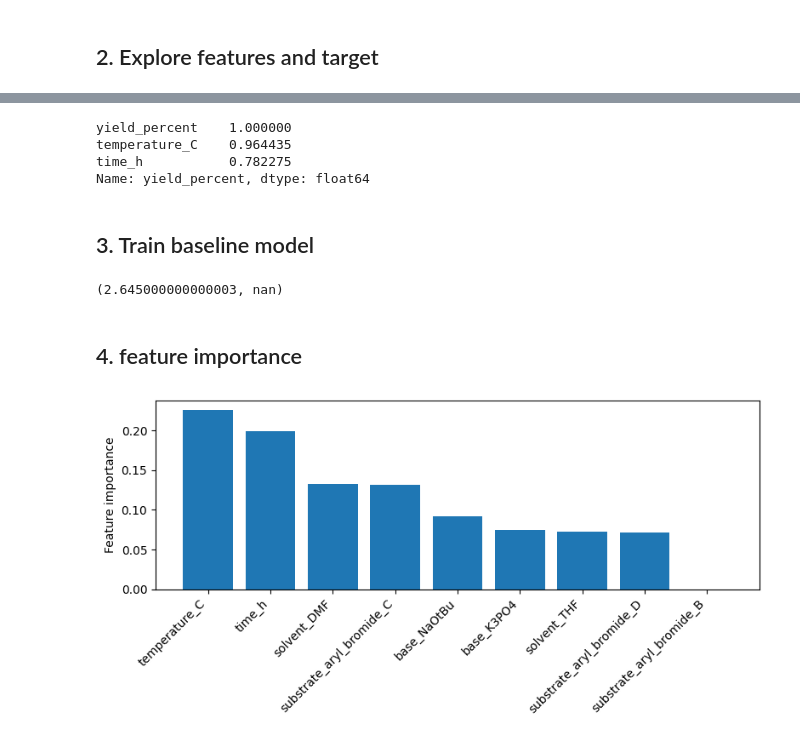
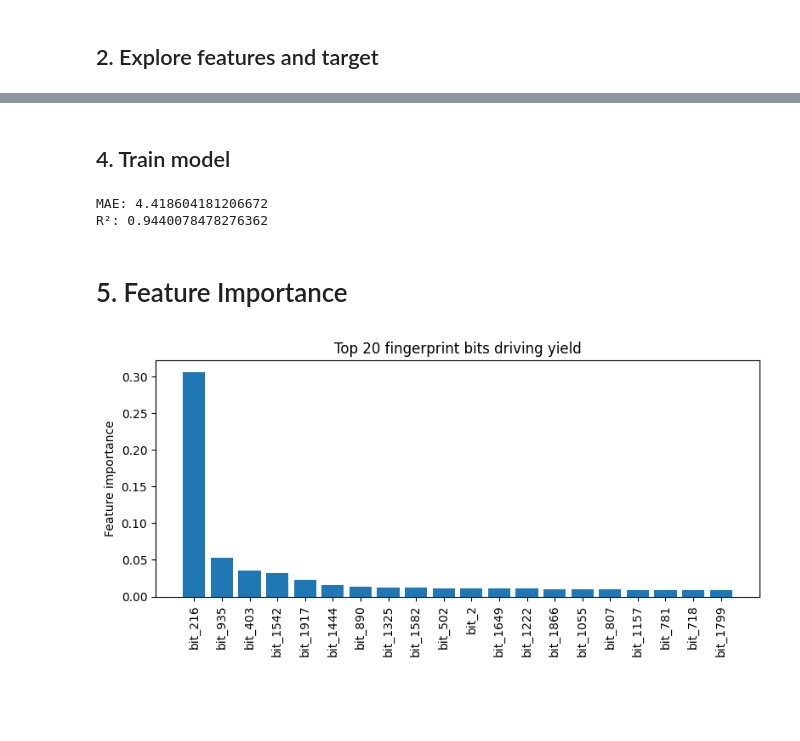
Before and after one commit to TonyOdhiambo-47/reaction-yield-ml, a Jupyter notebook: notebooks/01_eda_and_baseline.ipynb, the cells around one changed output, grey strips where cells are left out. Cells and saved outputs as stored; diff of their text form; code cells hidden in the pictures; blank space fills up the shorter version.

```diff
--- a/notebooks/01_eda_and_baseline.ipynb
+++ b/notebooks/01_eda_and_baseline.ipynb
@@ -84,42 +148,41 @@ dtype: float64
+# %% [markdown]
+## 4. Train model
 # %%
-df.corr(numeric_only=True)["yield_percent"].sort_values(ascending=False).head(15)
+from sklearn.model_selection import train_test_split
+from sklearn.ensemble import RandomForestRegressor
+from sklearn.metrics import mean_absolute_error, r2_score
+
+X = np.stack(df["fp"].values)
+y = df["yield"].values
+
+X_train, X_test, y_train, y_test = train_test_split(
+    X, y, test_size=0.2, random_state=42
+)
+
+model = RandomForestRegressor(n_estimators=300, random_state=42)
+model.fit(X_train, y_train)
+
+y_pred = model.predict(X_test)
+print("MAE:", mean_absolute_error(y_test, y_pred))
+print("R²:", r2_score(y_test, y_pred))
 # %% [output]
-yield_percent    1.000000
-temperature_C    0.964435
-time_h           0.782275
-Name: yield_percent, dtype: float64
+MAE: 4.418604181206672
+R²: 0.9440078478276362
-# %% [markdown]
-## 3. Train baseline model
-# %%
-from src.train_baseline import train_and_evaluate
-
-model, mae, r2 = train_and_evaluate(Path("/Users/tonyodhiambo/Desktop/Comp Chem/reaction-yield-ml/data/reactions_small.csv"))
-mae, r2
-# %% [output]
-(2.645000000000003, nan)
-# %% [markdown]
-## 4. feature importance
-# %%
-import numpy as np
-import matplotlib.pyplot as plt
-
-# feature names after preprocessing (rough hack)
-df = pd.read_csv("/Users/tonyodhiambo/Desktop/Comp Chem/reaction-yield-ml/data/reactions_small.csv")
-numeric_cols = ["temperature_C", "time_h"]
-cat_cols = [c for c in df.columns if c not in numeric_cols + ["yield_percent"]]
-
-# one-hot expands cat cols; just label them generically
-X, y = encode_features(df)
-feature_names = X.columns.tolist()
-
-importances = model.feature_importances_
-idx = np.argsort(importances)[::-1]  # sort from most to least important
-
-plt.figure(figsize=(8, 4))
-plt.bar(range(len(importances)), importances[idx])
-plt.xticks(range(len(importances)), np.array(feature_names)[idx], rotation=45, ha="right")
-plt.ylabel("Feature importance")
-plt.tight_layout()
-plt.show()
-# %% [output]
-[figure, removed]
+# %% [markdown]
+# 5. Feature Importance
+# %%
+import matplotlib.pyplot as plt
+import numpy as np
+
+importances = model.feature_importances_
+idx = np.argsort(importances)[::-1][:20]  # top 20 bits
+
+plt.figure(figsize=(8, 4))
+plt.bar(range(len(idx)), importances[idx])
+plt.xticks(range(len(idx)), [f"bit_{i}" for i in idx], rotation=90)
+plt.ylabel("Feature importance")
+plt.title("Top 20 fingerprint bits driving yield")
+plt.tight_layout()
+plt.show()
+# %% [output]
+[figure, added]
```
Also changed, not shown: parts of 11 cells of this notebook, 4 other files.
